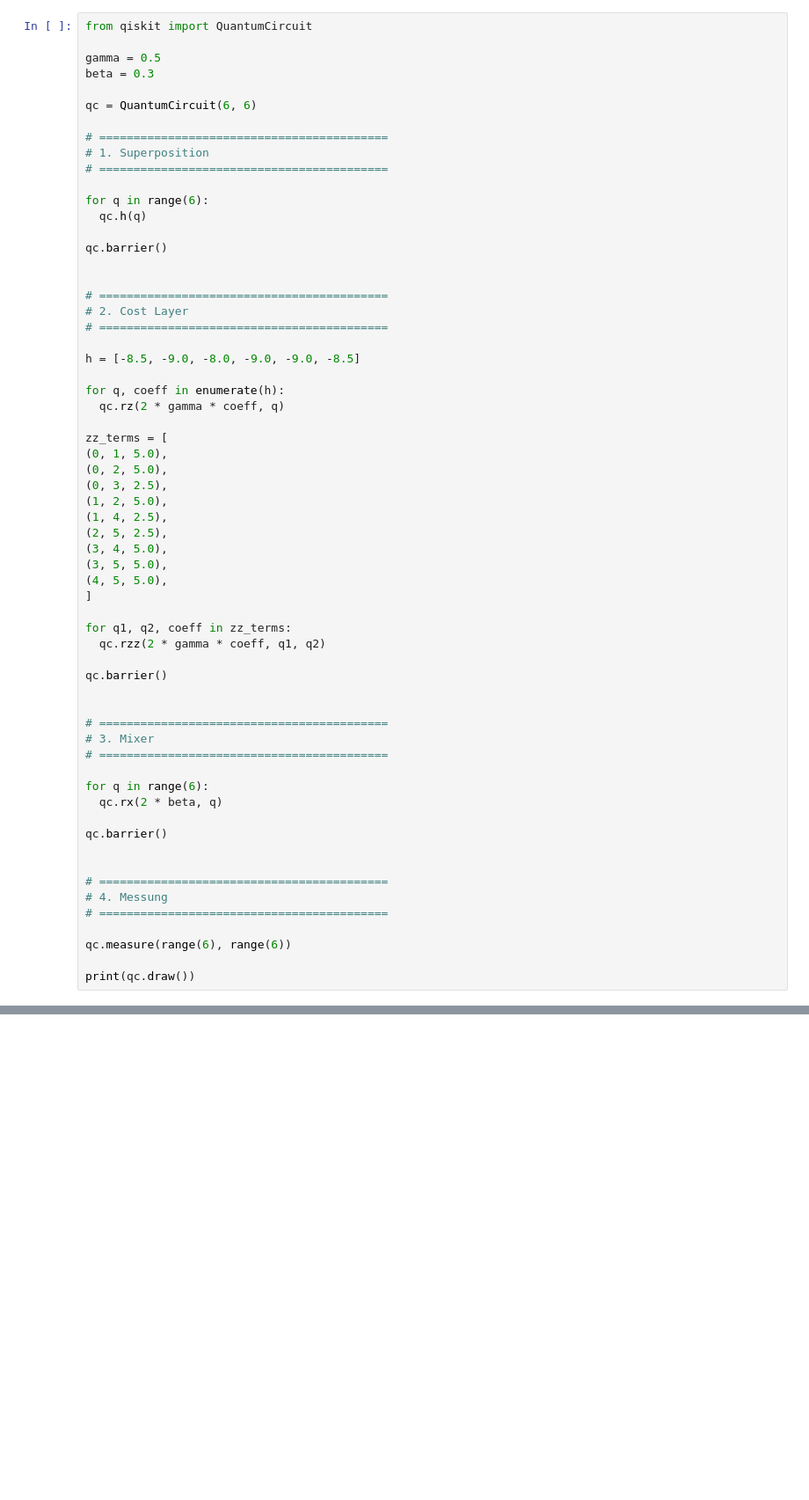
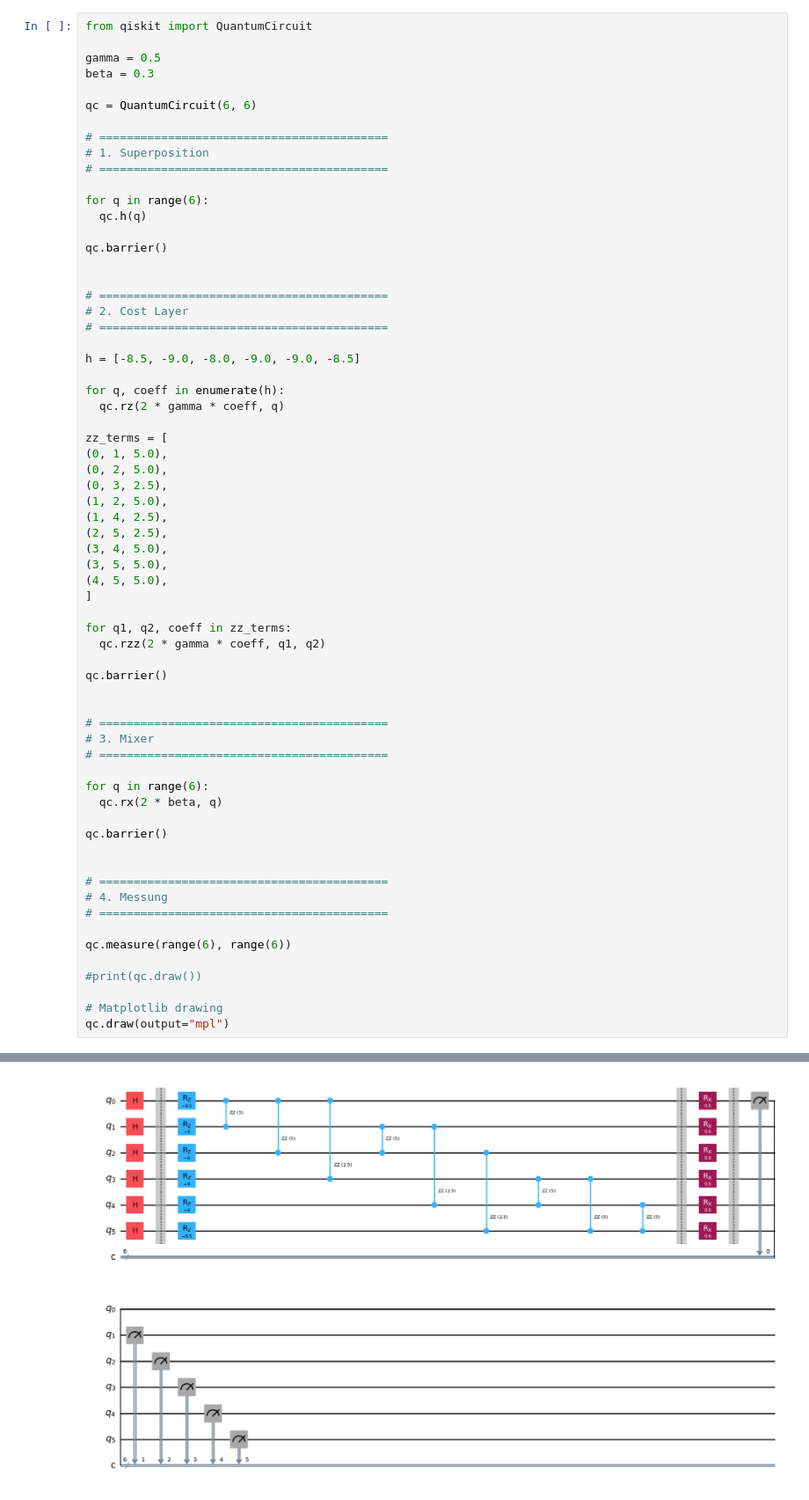
Before and after one commit to MelB18/Quanten, a Jupyter notebook: QAOA.ipynb, the cells around one changed output, grey strips where cells are left out. Shown at 88% size. Saved outputs shown, nothing was run; the diff lists cells and outputs as text; blank space fills up the shorter version.

```diff
--- a/QAOA.ipynb
+++ b/QAOA.ipynb
@@ -86,5 +86,8 @@ qc.barrier()
 
 qc.measure(range(6), range(6))
 
-print(qc.draw())
+#print(qc.draw())
+
+# Matplotlib drawing
+qc.draw(output="mpl")
 # %% [output]
@@ -107,0 +94 @@ q_5: ┤ H ├─░─┤ Rz(-8.5) ├─────────────
+[figure, added]
```
Also changed, not shown: parts of 1 cell of this notebook.
